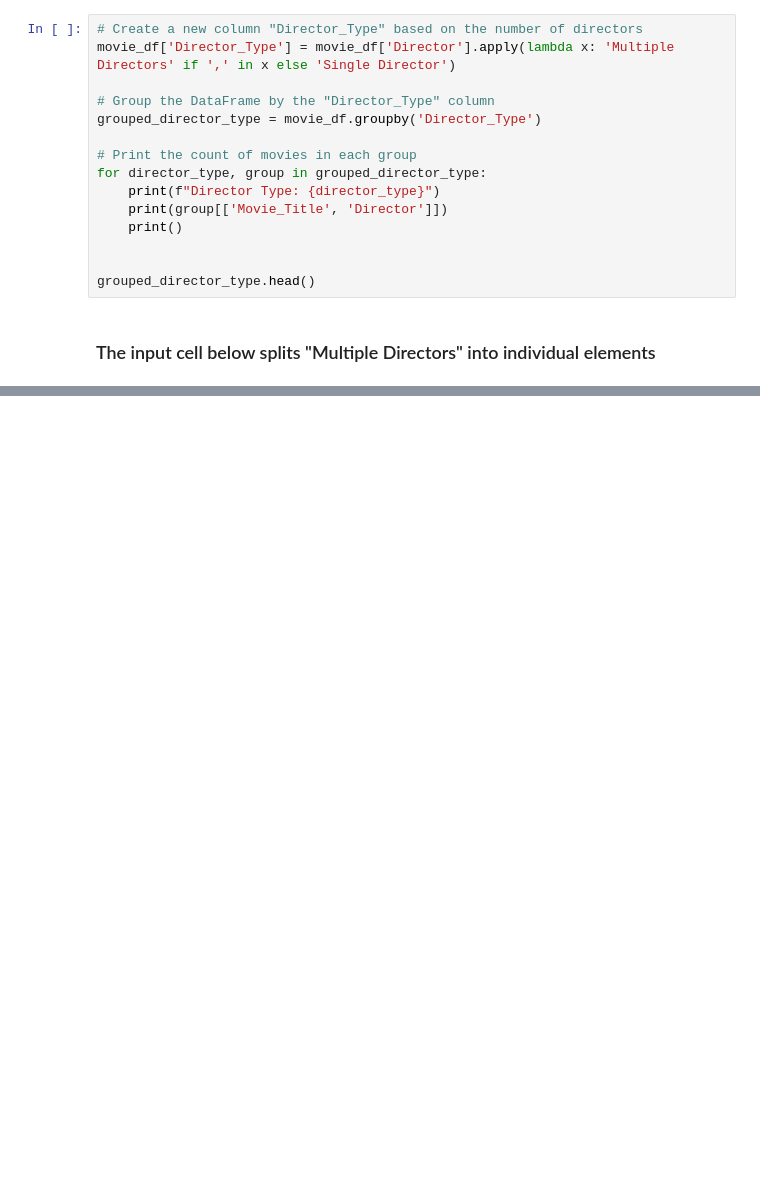
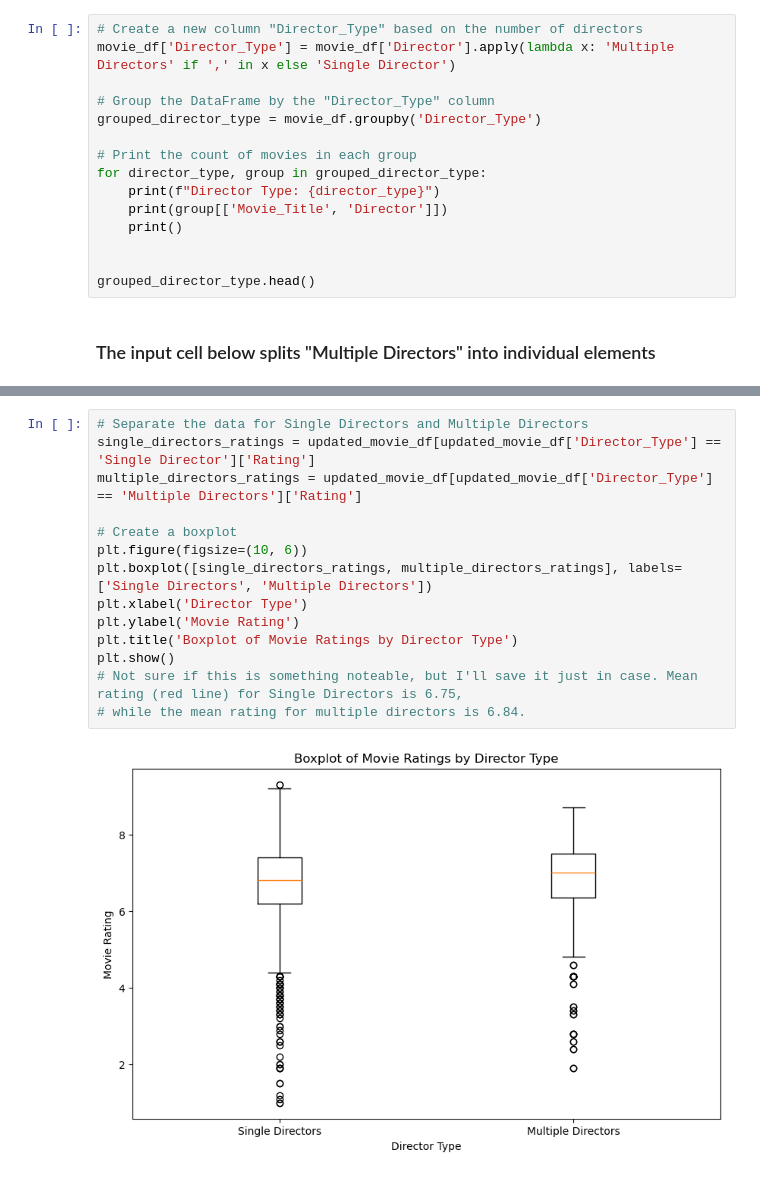
Before and after one commit to jvwastaken/Blockbuster-Breakdown, a Jupyter notebook: JV_Analysis/director_datatset.ipynb, the cells around one changed output, grey strips where cells are left out. Cells and saved outputs as stored; diff of their text form; blank space fills up the shorter version.

```diff
--- a/JV_Analysis/director_datatset.ipynb
+++ b/JV_Analysis/director_datatset.ipynb
@@ -50,0 +72,16 @@ updated_movie_df['Director'].value_counts()
+# %%
+# Separate the data for Single Directors and Multiple Directors
+single_directors_ratings = updated_movie_df[updated_movie_df['Director_Type'] == 'Single Director']['Rating']
+multiple_directors_ratings = updated_movie_df[updated_movie_df['Director_Type'] == 'Multiple Directors']['Rating']
+
+# Create a boxplot
+plt.figure(figsize=(10, 6))
+plt.boxplot([single_directors_ratings, multiple_directors_ratings], labels=['Single Directors', 'Multiple Directors'])
+plt.xlabel('Director Type')
+plt.ylabel('Movie Rating')
+plt.title('Boxplot of Movie Ratings by Director Type')
+plt.show()
+# Not sure if this is something noteable, but I'll save it just in case. Mean rating (red line) for Single Directors is 6.75,
+# while the mean rating for multiple directors is 6.84.
+# %% [output]
+[figure, added]
```
Also changed, not shown: parts of 5 cells of this notebook.
